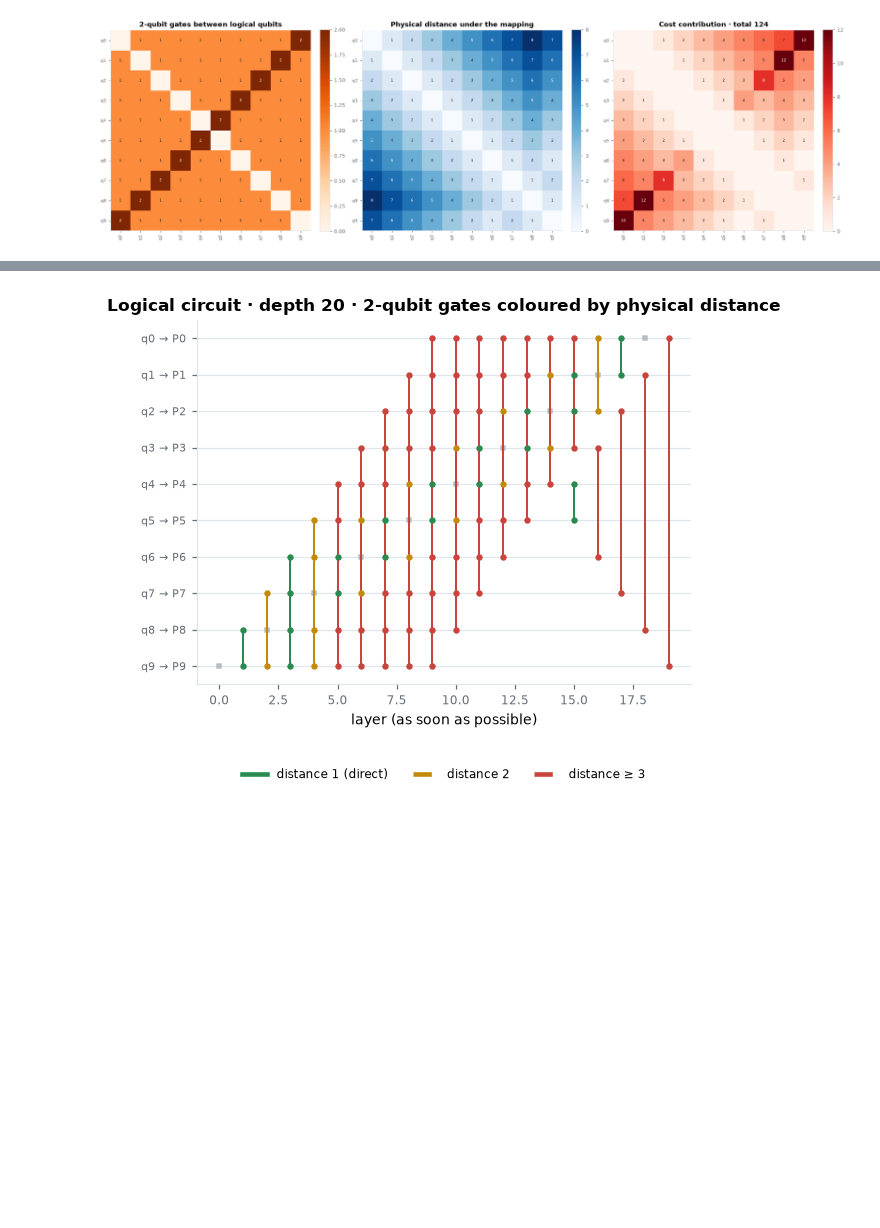
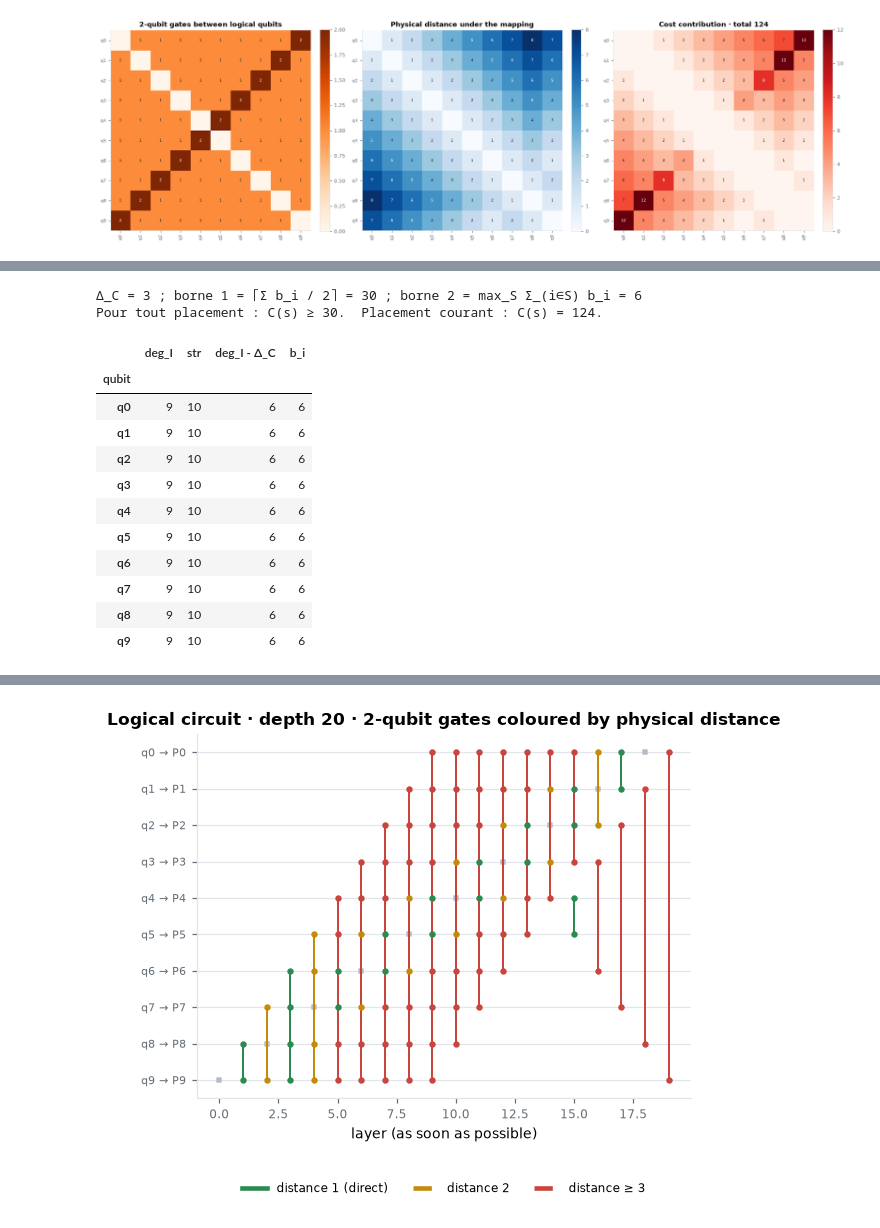
Before and after one commit to HugoHonorez/Projet-GOC, a Jupyter notebook: notebooks/00_instance_explorer.ipynb, the cells around one changed output, grey strips where cells are left out. Cells and saved outputs as stored; diff of their text form; code cells hidden in the pictures; blank space fills up the shorter version.

```diff
--- a/notebooks/00_instance_explorer.ipynb
+++ b/notebooks/00_instance_explorer.ipynb
@@ -374,0 +427,50 @@ else:
+# %%
+import itertools
+
+
+def degree_lower_bound(instance, hardware_degree):
+    """Borne inférieure de C(s) valable pour tout placement s, déduite des degrés (formules ci-dessus)."""
+    weights = interaction_matrix(instance)
+    delta = int(hardware_degree.max())
+    rows = []
+    for i in range(instance.n):
+        # Poids des partenaires de i, du plus petit au plus grand.
+        partners = np.sort(weights[i][weights[i] > 0])
+        # Au moins deg_I(i) − Δ_C partenaires ne sont pas voisins sur la puce.
+        excess = max(0, len(partners) - delta)
+        rows.append({"qubit": f"q{i}", "deg_I": len(partners), "str": int(partners.sum()), "deg_I - Δ_C": excess, "b_i": int(partners[:excess].sum())})
+    table = pd.DataFrame(rows).set_index("qubit")
+    b = table["b_i"].to_numpy()
+    # Borne 1 : chaque arête non directe est comptée au plus deux fois dans la somme des b_i.
+    half_sum = math.ceil(b.sum() / 2)
+    # Borne 2 : ensemble indépendant S de G_I de poids maximal (chaque arête comptée au plus une fois).
+    candidates = [i for i in range(instance.n) if b[i] > 0]
+    independent = 0
+    if len(candidates) <= 16:
+        for size in range(1, len(candidates) + 1):
+            for subset in itertools.combinations(candidates, size):
+                if all(weights[i, j] == 0 for i, j in itertools.combinations(subset, 2)):
+                    independent = max(independent, int(b[list(subset)].sum()))
+    return table[table["b_i"] > 0], half_sum, independent, delta
+
+
+bound_table, half_sum, independent, delta = degree_lower_bound(instance, hardware_degree)
+bound = max(half_sum, independent)
+print(f"Δ_C = {delta} ; borne 1 = ⌈Σ b_i / 2⌉ = {half_sum} ; borne 2 = max_S Σ_(i∈S) b_i = {independent}")
+print(f"Pour tout placement : C(s) ≥ {bound}.  Placement courant : C(s) = {distance_cost(instance, mapping)}.")
+bound_table
+# %% [output]
+Δ_C = 3 ; borne 1 = ⌈Σ b_i / 2⌉ = 30 ; borne 2 = max_S Σ_(i∈S) b_i = 6
+Pour tout placement : C(s) ≥ 30.  Placement courant : C(s) = 124.
+|  | deg_I | str | deg_I - Δ_C | b_i |
+| qubit |  |  |  |  |
+| q0 | 9 | 10 | 6 | 6 |
+| q1 | 9 | 10 | 6 | 6 |
+| q2 | 9 | 10 | 6 | 6 |
+| q3 | 9 | 10 | 6 | 6 |
+| q4 | 9 | 10 | 6 | 6 |
+| q5 | 9 | 10 | 6 | 6 |
+| q6 | 9 | 10 | 6 | 6 |
+| q7 | 9 | 10 | 6 | 6 |
+| q8 | 9 | 10 | 6 | 6 |
+| q9 | 9 | 10 | 6 | 6 |
```
Also changed, not shown: parts of 28 cells of this notebook, 40 other files.
